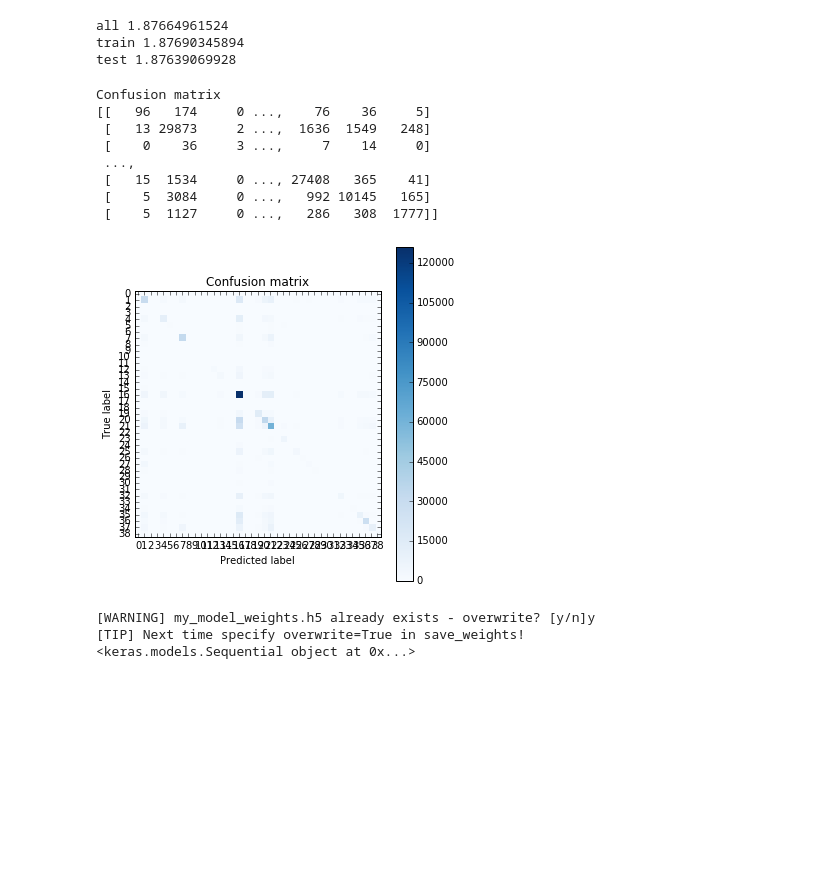
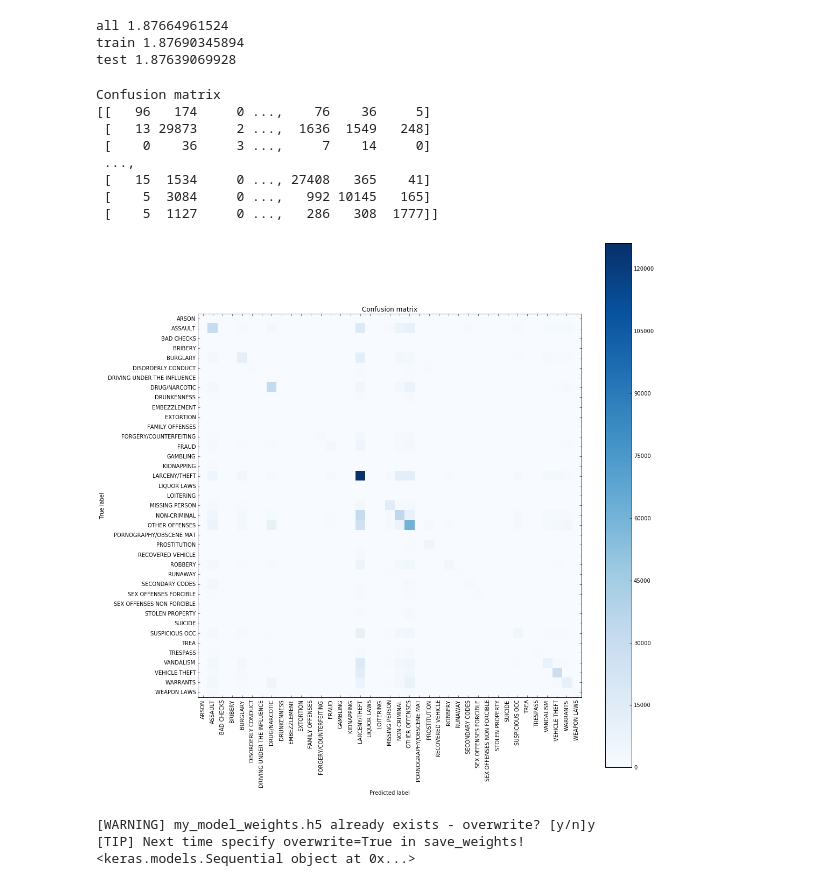
Before and after one commit to kyleiwaniec/w207_Kaggle, a Jupyter notebook: crimeSF_NN_logodds_hierarchy_Jackson.ipynb, the cells around one changed output. Saved outputs shown, nothing was run; the diff lists cells and outputs as text; code cells hidden in the pictures; blank space fills up the shorter version.

```diff
--- a/crimeSF_NN_logodds_hierarchy_Jackson.ipynb
+++ b/crimeSF_NN_logodds_hierarchy_Jackson.ipynb
@@ -498,20 +498,20 @@ cm = confusion_matrix(labels_list, y_pred)
 # %%
 np.set_printoptions(precision=2)
 print('Confusion matrix')
 print(cm)
-plt.figure(figsize=(5,5))
+plt.figure(figsize=(15,15))
 plot_confusion_matrix(cm)
 plt.show()
 # %% [output]
 Confusion matrix
 [[   96   174     0 ...,    76    36     5]
  [   13 29873     2 ...,  1636  1549   248]
  [    0    36     3 ...,     7    14     0]
  ...,
  [   15  1534     0 ..., 27408   365    41]
  [    5  3084     0 ...,   992 10145   165]
  [    5  1127     0 ...,   286   308  1777]]
-[figure, old version]
+[figure, new version]
 # %%
 store = pd.HDFStore("/tmp/my_logodds2.hdf5",complib='blosc')
 store['my_logodds'] = logodds
```
Also changed, not shown: parts of 1 cell of this notebook, 1 other file.
